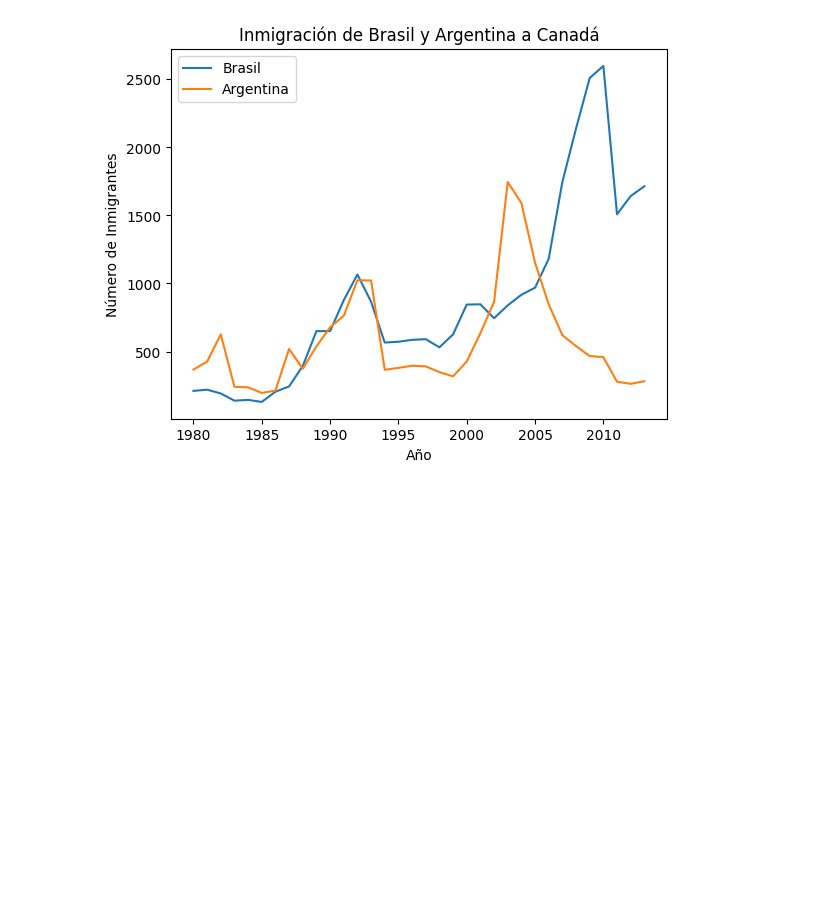
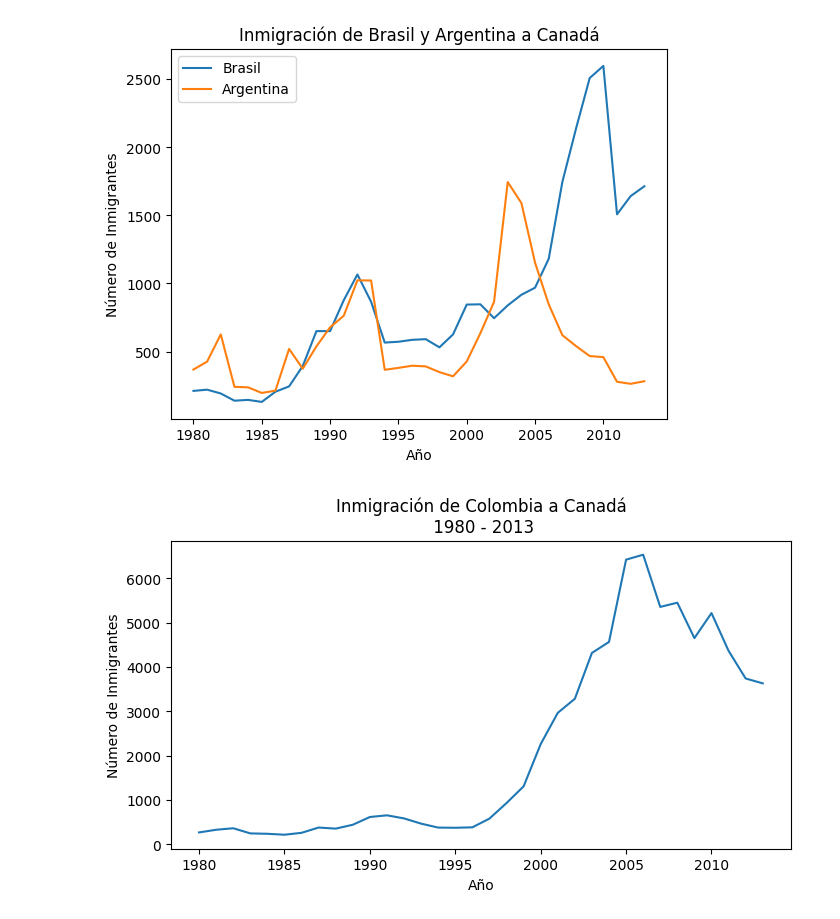
Before and after one commit to AndresCMontejo/Visualizaci-n-de-datos-con-Python-Matplotlib-Seaborn-y-Plotly, a Jupyter notebook: visualizacion_de_datos_con_python.ipynb, the cells around one changed output. Cells and saved outputs as stored; diff of their text form; code cells hidden in the pictures; blank space fills up the shorter version.

```diff
--- a/visualizacion_de_datos_con_python.ipynb
+++ b/visualizacion_de_datos_con_python.ipynb
@@ -236,3 +236,17 @@ plt.legend()
 plt.show()
 # %% [output]
 [figure]
+# %%
+#Generando variables para almacenar los graficos
+#fig almacena lienzo y ax almacena figura
+fig, ax = plt.subplots(figsize=(8,4))
+ax.plot(datos_col['Año'], datos_col['Inmigrantes'])
+#la siguiente linea es similar a plt.xticks, solo que esta ves es de forma automatica
+ax.xaxis.set_major_locator(plt.MultipleLocator(5)) #aqui estamos diciendo que vaya en año de 5 en 5, el xaxis, estamos afectando solamente el eje x que es donde están los años.
+#Añadiendo títulos y rótulos a la figura
+ax.set_title('Inmigración de Colombia a Canadá\n 1980 - 2013')
+ax.set_xlabel('Año')
+ax.set_ylabel('Número de Inmigrantes')
+plt.show()
+# %% [output]
+[figure, added]
```
Also changed, not shown: parts of 2 cells of this notebook.
